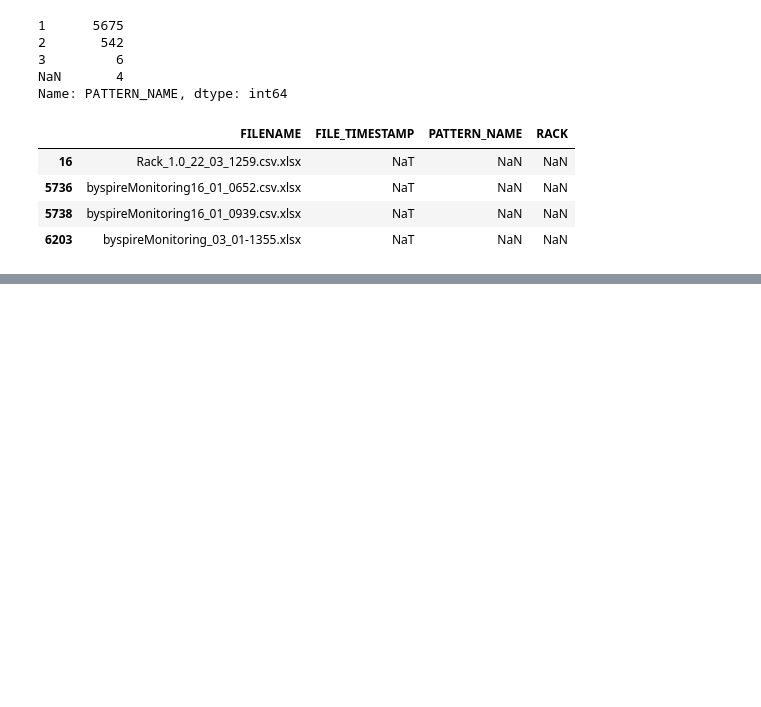
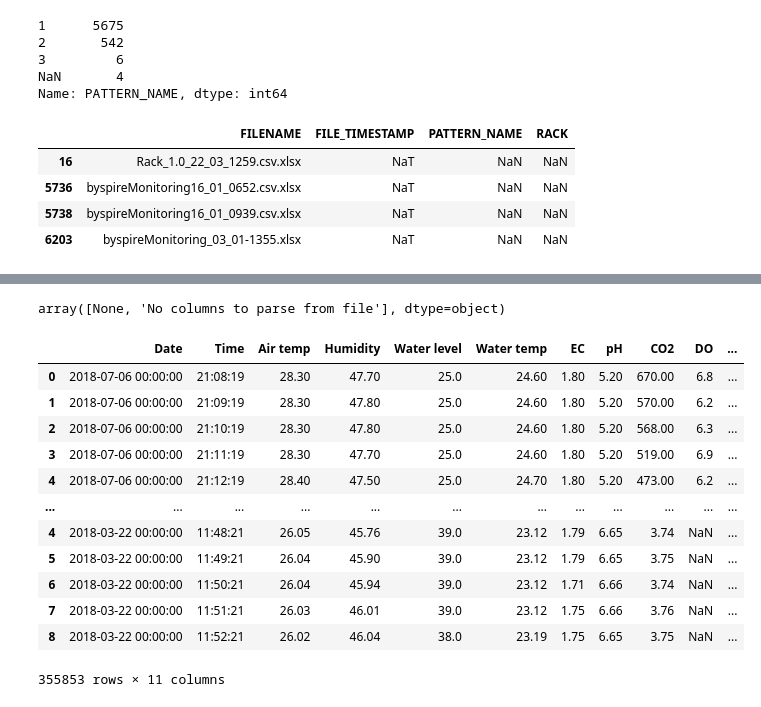
Before and after one commit to DataForGood-Norway/BySpire, a Jupyter notebook: 01-data-loads/20180928 - Merge local data.ipynb, the cells around one changed output, grey strips where cells are left out. Saved outputs shown, nothing was run; the diff lists cells and outputs as text; code cells hidden in the pictures; blank space fills up the shorter version.

```diff
--- a/01-data-loads/20180928 - Merge local data.ipynb
+++ b/01-data-loads/20180928 - Merge local data.ipynb
@@ -145,0 +158,21 @@ df_inventory[df_inventory.DF_EXCEPTION.notnull()]
+# %%
+df_sensor_csv_reader.DF_EXCEPTION.unique()
+# %% [output]
+array([None, 'No columns to parse from file'], dtype=object)
+# %%
+df_sensor_data = pd.concat(df_sensor_csv_reader.DF.tolist(), sort=False)
+df_sensor_data
+# %% [output]
+|  | Date | Time | Air temp | Humidity | Water level | Water temp | EC | pH | CO2 | DO | ... |
+| 0 | 2018-07-06 00:00:00 | 21:08:19 | 28.30 | 47.70 | 25.0 | 24.60 | 1.80 | 5.20 | 670.00 | 6.8 | ... |
+| 1 | 2018-07-06 00:00:00 | 21:09:19 | 28.30 | 47.80 | 25.0 | 24.60 | 1.80 | 5.20 | 570.00 | 6.2 | ... |
+| 2 | 2018-07-06 00:00:00 | 21:10:19 | 28.30 | 47.80 | 25.0 | 24.60 | 1.80 | 5.20 | 568.00 | 6.3 | ... |
+| 3 | 2018-07-06 00:00:00 | 21:11:19 | 28.30 | 47.70 | 25.0 | 24.60 | 1.80 | 5.20 | 519.00 | 6.9 | ... |
+| 4 | 2018-07-06 00:00:00 | 21:12:19 | 28.40 | 47.50 | 25.0 | 24.70 | 1.80 | 5.20 | 473.00 | 6.2 | ... |
+| ... | ... | ... | ... | ... | ... | ... | ... | ... | ... | ... | ... |
+| 4 | 2018-03-22 00:00:00 | 11:48:21 | 26.05 | 45.76 | 39.0 | 23.12 | 1.79 | 6.65 | 3.74 | NaN | ... |
+| 5 | 2018-03-22 00:00:00 | 11:49:21 | 26.04 | 45.90 | 39.0 | 23.12 | 1.79 | 6.65 | 3.75 | NaN | ... |
+| 6 | 2018-03-22 00:00:00 | 11:50:21 | 26.04 | 45.94 | 39.0 | 23.12 | 1.71 | 6.66 | 3.74 | NaN | ... |
+| 7 | 2018-03-22 00:00:00 | 11:51:21 | 26.03 | 46.01 | 39.0 | 23.12 | 1.75 | 6.66 | 3.76 | NaN | ... |
+| 8 | 2018-03-22 00:00:00 | 11:52:21 | 26.02 | 46.04 | 38.0 | 23.19 | 1.75 | 6.65 | 3.75 | NaN | ... |
+355853 rows × 11 columns
```
Also changed, not shown: parts of 19 cells of this notebook, 1 other file.
